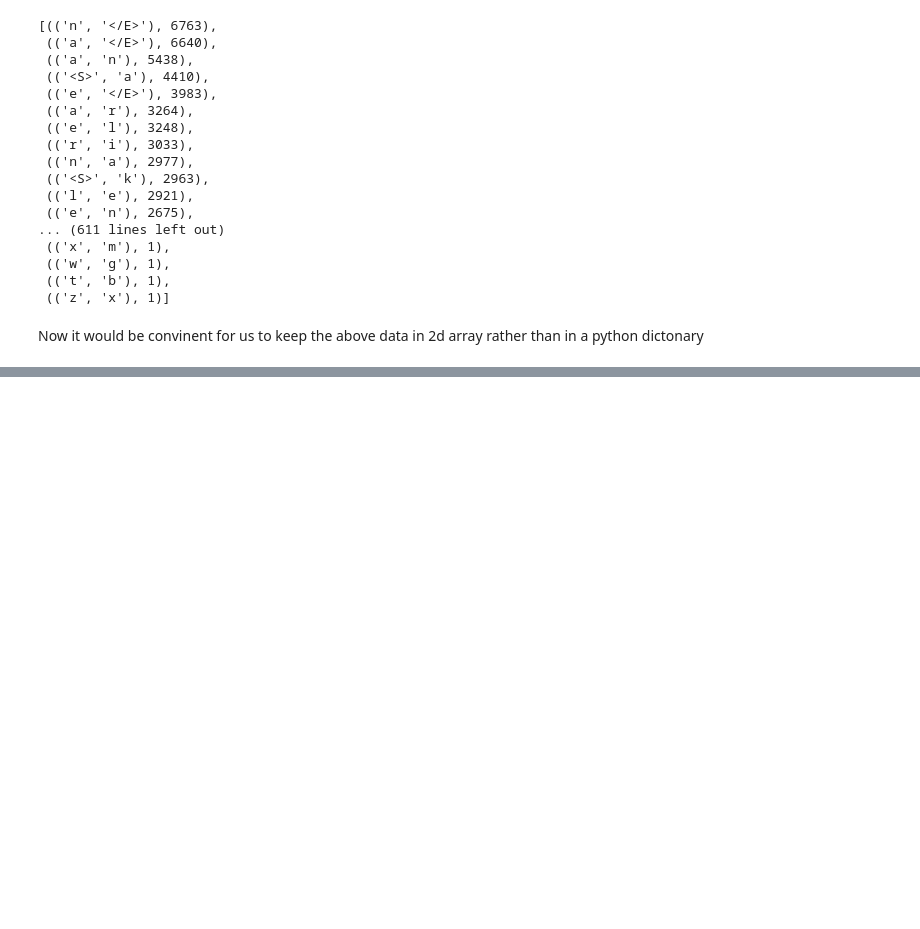
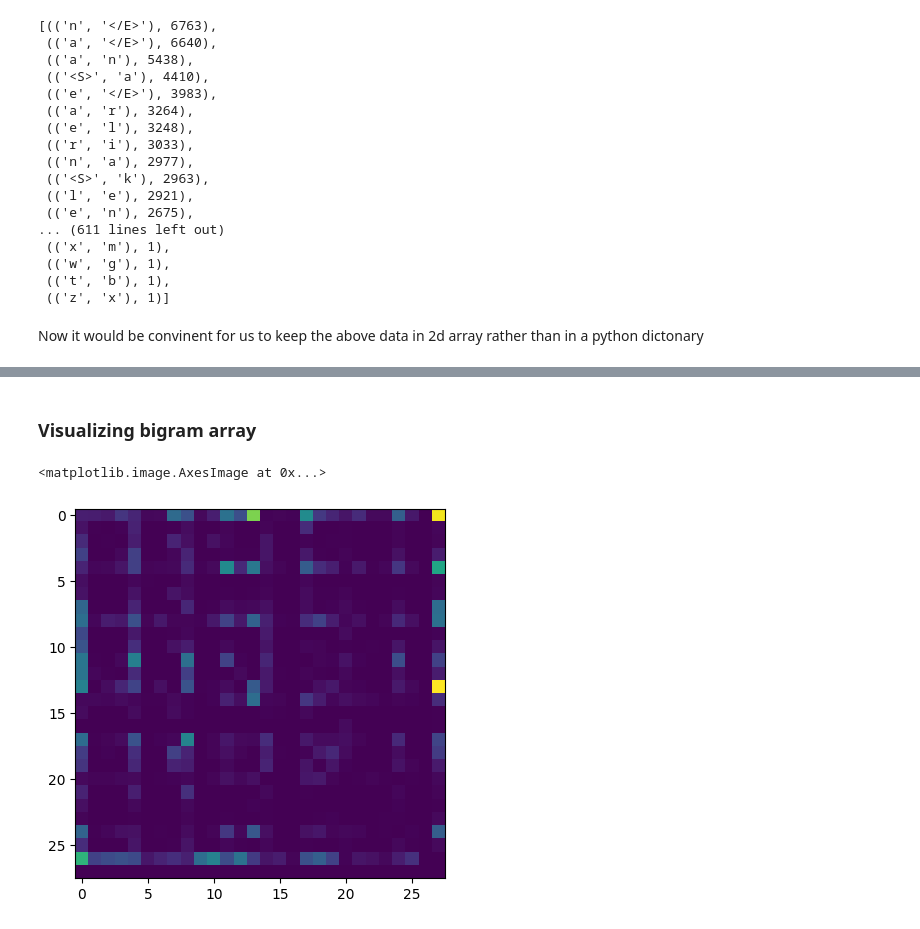
Before and after one commit to sarthakkaushik/Aandrej_Karpath_Projects, a Jupyter notebook: Building makemore/bigram _notebook.ipynb, the cells around one changed output, grey strips where cells are left out. Drawn from its saved outputs; the diff is of its cells as text; code cells hidden in the pictures; blank space fills up the shorter version.

Commit message:
Visualizing bigram array

```diff
--- a/Building makemore/bigram _notebook.ipynb
+++ b/Building makemore/bigram _notebook.ipynb
@@ -164,0 +179,3 @@ Now it would be convinent for us to keep the above data in 2d array rather than
+# %%
+chars=sorted(list(set(''.join(words))))
+stoi= {s:i for i,s in enumerate(chars)}
@@ -164,0 +202,15 @@ Now it would be convinent for us to keep the above data in 2d array rather than
+# %%
+# Lest add our special character
+stoi['<S>']=26
+stoi['<E>']=27
+# %%
+N= torch.zeros( (28, 28) ,  dtype=torch.int32)
+# %%
+
+for w in words:
+    #Creating special character
+    chs= ['<S>'] + list(w) + ['<E>']
+    for ch1, ch2 in zip(chs,chs[1:]):
+        ix1=stoi[ch1]
+        ix2=stoi[ch2]
+        N[ix1,ix2]+=1
@@ -164,0 +237,9 @@ Now it would be convinent for us to keep the above data in 2d array rather than
+# %% [markdown]
+### Visualizing bigram array
+# %%
+import matplotlib.pyplot as plt
+%matplotlib inline
+plt.imshow(N)
+# %% [output]
+<matplotlib.image.AxesImage at 0x...>
+[figure, added]
```
Also changed, not shown: parts of 7 cells of this notebook.
